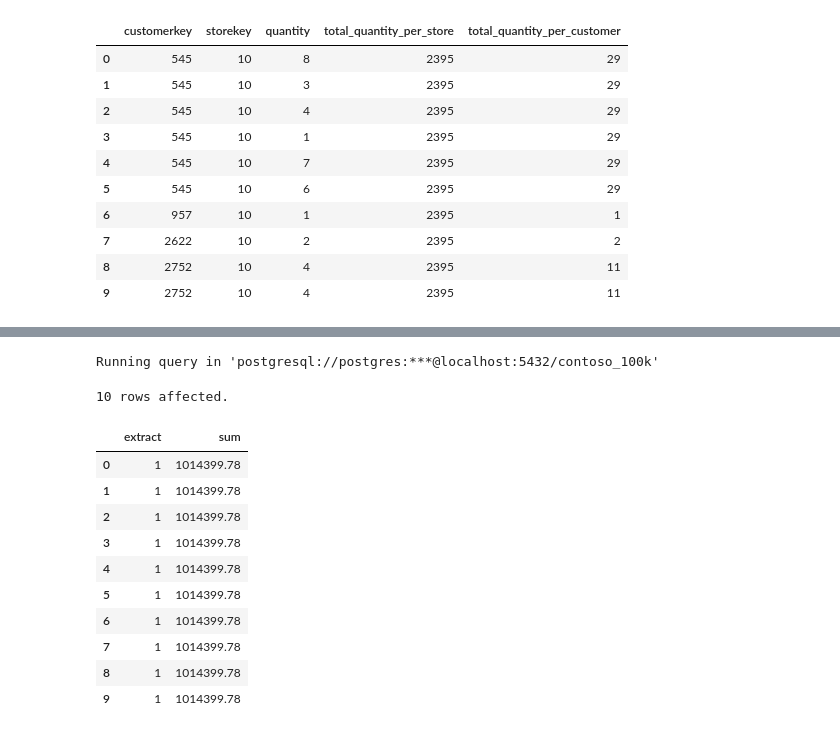
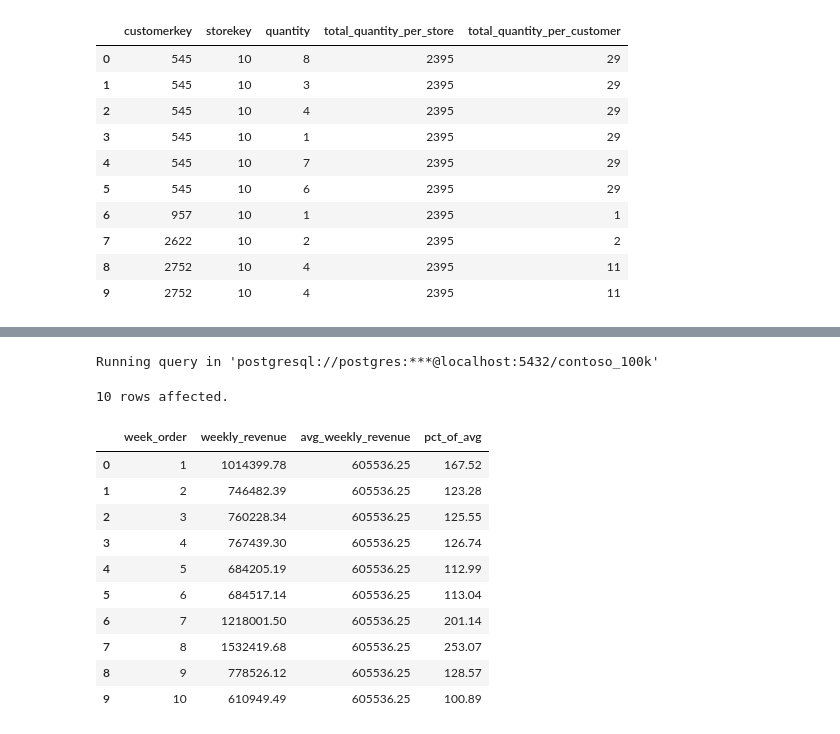
Before and after one commit to Du6eniuk/Du6eniuk, a Jupyter notebook: 0_Intro/2_Colab_Notebooks.ipynb, the cells around one changed output, grey strips where cells are left out. Saved outputs shown, nothing was run; the diff lists cells and outputs as text; code cells hidden in the pictures.

```diff
--- a/0_Intro/2_Colab_Notebooks.ipynb
+++ b/0_Intro/2_Colab_Notebooks.ipynb
@@ -1048,23 +1034,32 @@ Running query in 'postgresql://postgres:***@localhost:5432/contoso_100k'
-# %%
-%%sql
-SELECT week_number,
-AVG(total_revenue_per_week) AS average_revenue
-FROM
-(SELECT EXTRACT(WEEK FROM orderdate) AS week_number,
-SUM(netprice * quantity / exchangerate) OVER(PARTITION BY EXTRACT(WEEK FROM orderdate)) AS total_revenue_per_week
-FROM sales
-WHERE EXTRACT(YEAR FROM orderdate) = '2023') AS sub
-# %% [output]
-Running query in 'postgresql://postgres:***@localhost:5432/contoso_100k'
-10 rows affected.
-|  | extract | sum |
-| 0 | 1 | 1014399.78 |
-| 1 | 1 | 1014399.78 |
-| 2 | 1 | 1014399.78 |
-| 3 | 1 | 1014399.78 |
-| 4 | 1 | 1014399.78 |
-| 5 | 1 | 1014399.78 |
-| 6 | 1 | 1014399.78 |
-| 7 | 1 | 1014399.78 |
-| 8 | 1 | 1014399.78 |
-| 9 | 1 | 1014399.78 |
+# %%
+%%sql
+WITH weekly_revenue AS (
+SELECT
+EXTRACT(WEEK FROM orderdate) AS week_order,
+SUM(quantity * netprice / exchangerate) AS weekly_revenue
+FROM sales
+WHERE EXTRACT(YEAR FROM orderdate) = 2023
+GROUP BY 1
+)
+
+SELECT week_order,
+weekly_revenue,
+AVG(weekly_revenue) OVER() AS avg_weekly_revenue,
+weekly_revenue / AVG(weekly_revenue) OVER() * 100 AS pct_of_avg --- I was using subquery because didn't think we can actual use the same window function as a denominator
+FROM weekly_revenue
+ORDER BY 1
+LIMIT 10
+# %% [output]
+Running query in 'postgresql://postgres:***@localhost:5432/contoso_100k'
+10 rows affected.
+|  | week_order | weekly_revenue | avg_weekly_revenue | pct_of_avg |
+| 0 | 1 | 1014399.78 | 605536.25 | 167.52 |
+| 1 | 2 | 746482.39 | 605536.25 | 123.28 |
+| 2 | 3 | 760228.34 | 605536.25 | 125.55 |
+| 3 | 4 | 767439.30 | 605536.25 | 126.74 |
+| 4 | 5 | 684205.19 | 605536.25 | 112.99 |
+| 5 | 6 | 684517.14 | 605536.25 | 113.04 |
+| 6 | 7 | 1218001.50 | 605536.25 | 201.14 |
+| 7 | 8 | 1532419.68 | 605536.25 | 253.07 |
+| 8 | 9 | 778526.12 | 605536.25 | 128.57 |
+| 9 | 10 | 610949.49 | 605536.25 | 100.89 |
```
Also changed, not shown: parts of 7 cells of this notebook.
